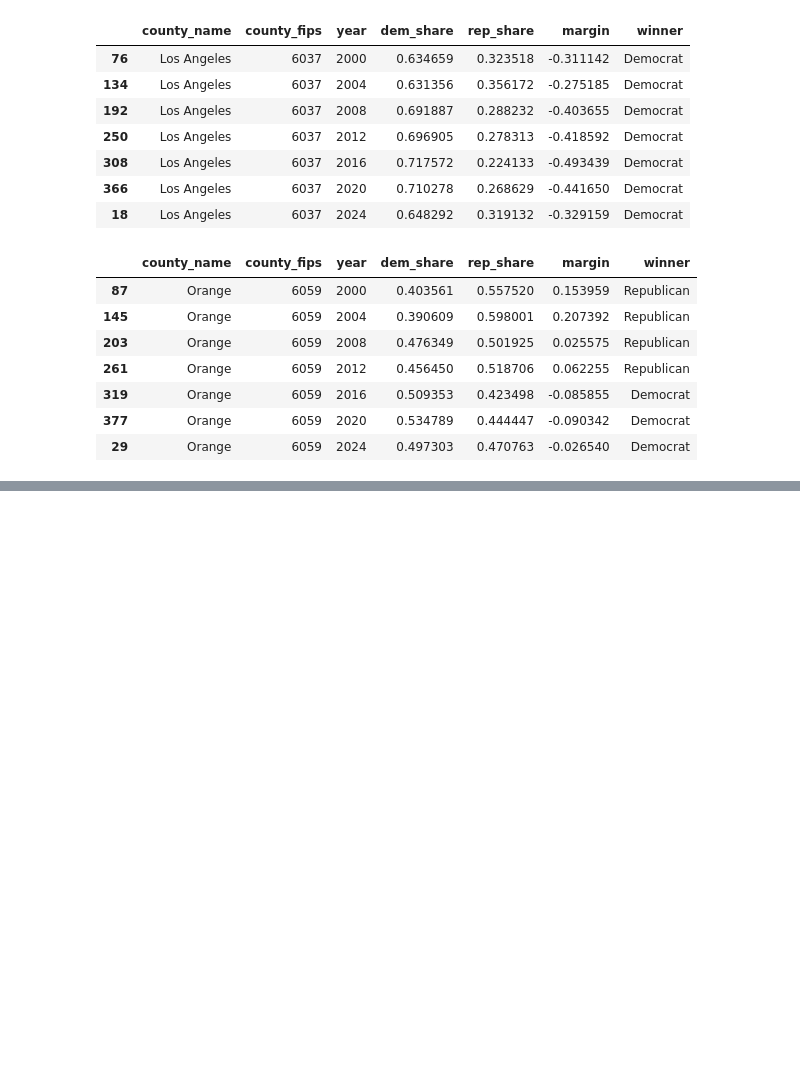
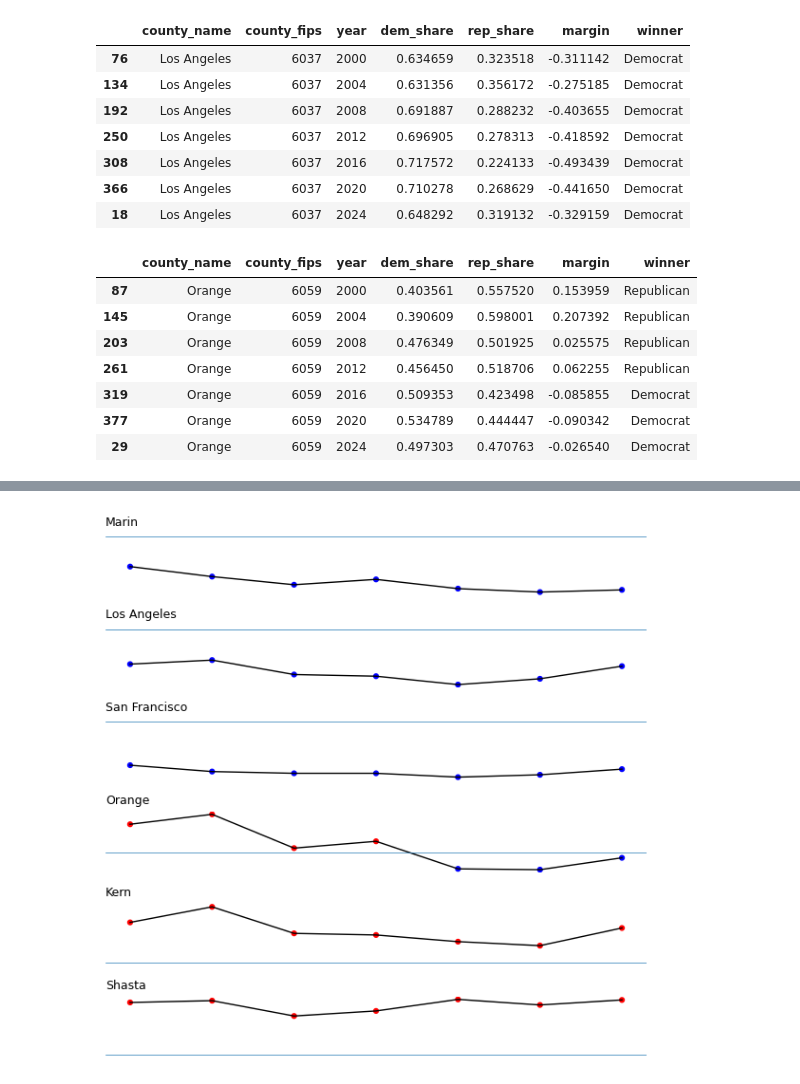
Before and after one commit to sose27/GROUP1_comm3180_S26_Data_Project, a Jupyter notebook: data_analysis/election_dataset.ipynb, the cells around one changed output, grey strips where cells are left out. Cells and saved outputs as stored; diff of their text form; code cells hidden in the pictures; blank space fills up the shorter version.

```diff
--- a/data_analysis/election_dataset.ipynb
+++ b/data_analysis/election_dataset.ipynb
@@ -200,0 +221,39 @@ clean_df[clean_df["county_name"] == "Orange"].sort_values("year")
+# %%
+import matplotlib.pyplot as plt
+
+# counties you want
+counties = [
+    "Marin",
+    "Los Angeles",
+    "San Francisco",
+    "Orange",
+    "Kern",
+    "Shasta"   # fix spelling here
+]
+
+fig, axes = plt.subplots(len(counties), 1, figsize=(6, 6))
+
+for i, county in enumerate(counties):
+
+    data = clean_df[clean_df['county_name'] == county].sort_values('year')
+
+    # color points based on margin
+    colors = ['red' if m > 0 else 'blue' for m in data['margin']]
+
+    axes[i].plot(data['year'], data['margin'], color='black', linewidth=1)
+    axes[i].scatter(data['year'], data['margin'], c=colors, s=12)
+
+    axes[i].axhline(0, linewidth=0.5)  # neutral line
+
+    axes[i].set_title(county, fontsize=9, loc='left')
+
+    # remove everything for sparkline look
+    axes[i].set_xticks([])
+    axes[i].set_yticks([])
+    for spine in axes[i].spines.values():
+        spine.set_visible(False)
+
+plt.tight_layout()
+plt.show()
+# %% [output]
+[figure, added]
```
Also changed, not shown: parts of 18 cells of this notebook.
